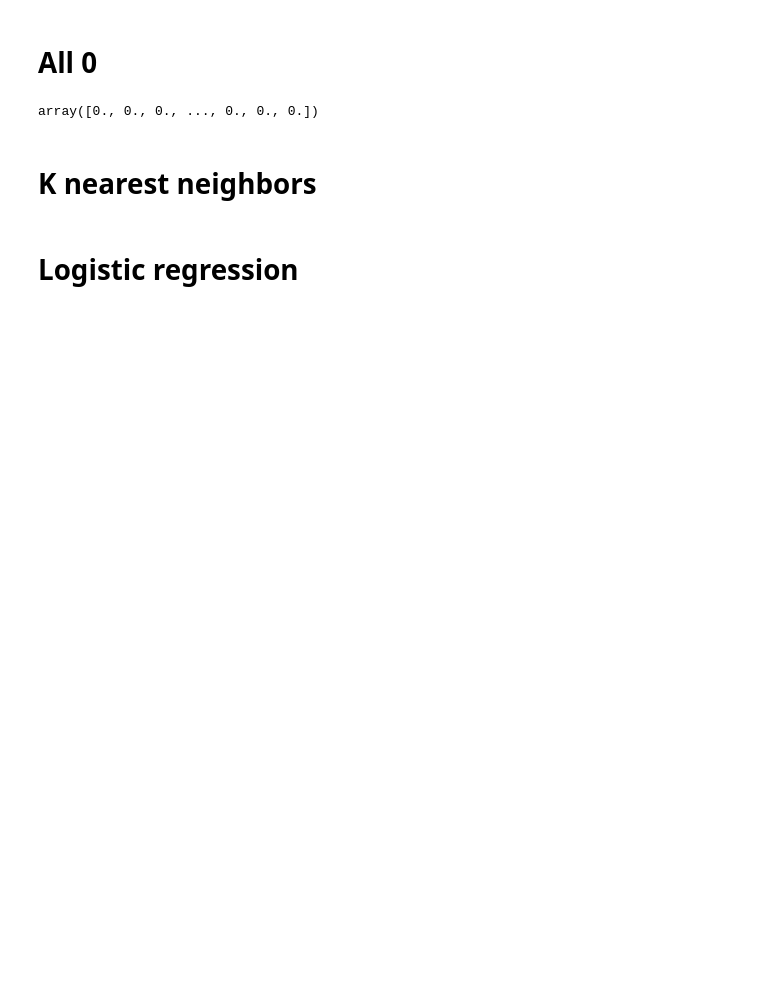
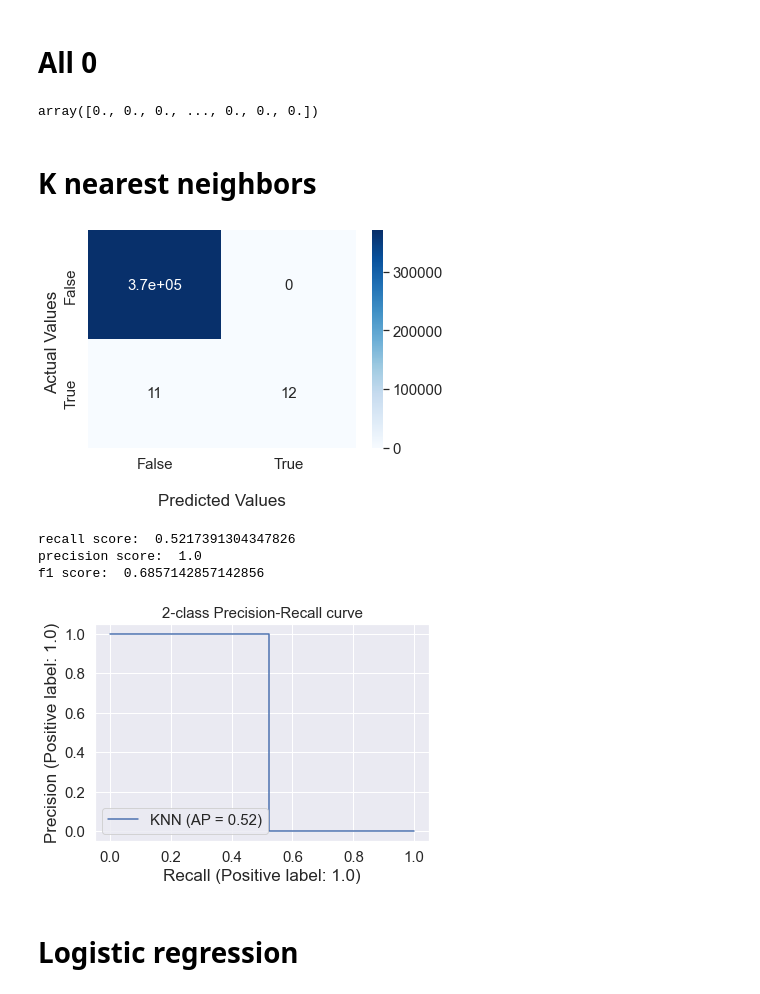
Before and after one commit to Basvdbrink1998/Entry-linking-in-18th-century-VOC-slave-archives, a Jupyter notebook: Annotation/Benchmarks.ipynb, the cells around one changed output. Drawn from its saved outputs; the diff is of its cells as text; code cells hidden in the pictures; blank space fills up the shorter version.

```diff
--- a/Annotation/Benchmarks.ipynb
+++ b/Annotation/Benchmarks.ipynb
@@ -281,10 +288,16 @@ array([0., 0., 0., ..., 0., 0., 0.])
 # %% [markdown]
 # K nearest neighbors
 # %%
-# from sklearn.neighbors import KNeighborsClassifier
-# KNNClf = fit_and_test_classifier(KNeighborsClassifier(n_neighbors=1), X_train, X_test, y_train, y_test, model_name="KNN", figure_folder=figure_folder)
+from sklearn.neighbors import KNeighborsClassifier
+KNNClf = fit_and_test_classifier(KNeighborsClassifier(n_neighbors=1), X_train, X_test, y_train, y_test, model_name="KNN", figure_folder=figure_folder)
 
-# Classifiers["KNeigbors classifier"] = KNNClf
+Classifiers["KNeigbors classifier"] = KNNClf
+# %% [output]
+[figure, added]
+recall score:  0.5217391304347826
+precision score:  1.0
+f1 score:  0.6857142857142856
+[figure, added]
 # %% [markdown]
 # Logistic regression
 # %%
```
Also changed, not shown: parts of 30 cells of this notebook, 8 other files.
